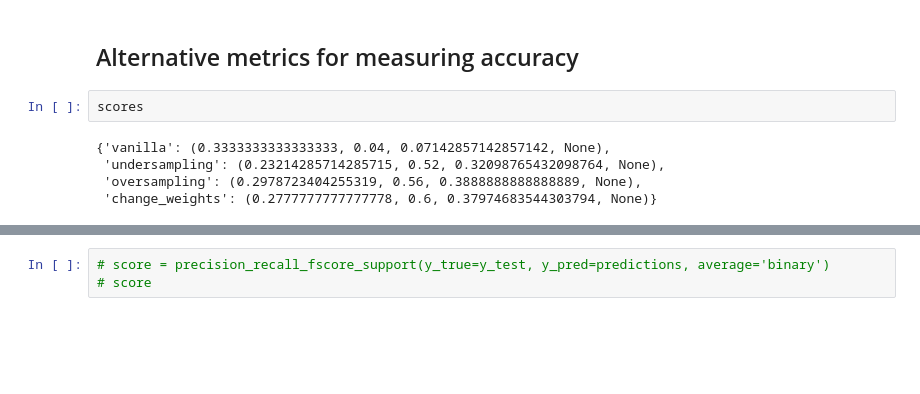
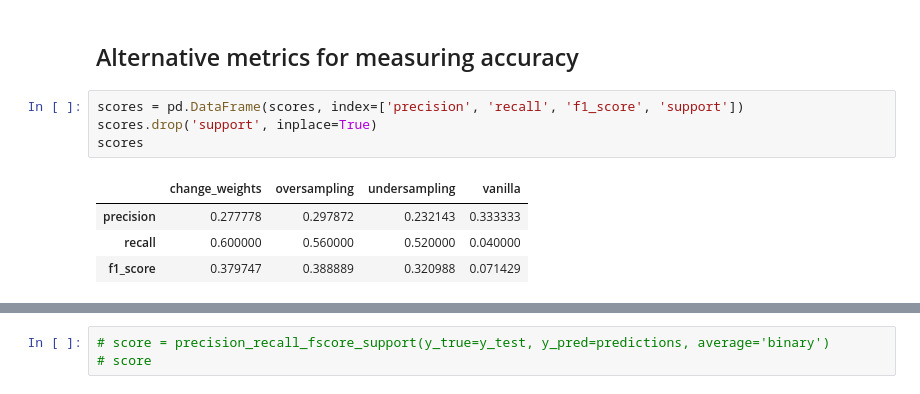
Before and after one commit to CloudWill/balancing_data, a Jupyter notebook: src/balancing_data.ipynb, the cells around one changed output, grey strips where cells are left out. Drawn from its saved outputs; the diff is of its cells as text; blank space fills up the shorter version.

Commit message:
Convert scores to dataframe

```diff
--- a/src/balancing_data.ipynb
+++ b/src/balancing_data.ipynb
@@ -418,13 +418,15 @@ pd.DataFrame(conf_mat, index=['Actual_Survived', 'Actual_Died'], columns=['Predi
 | Actual_Died | 10 | 15 |
 # %% [markdown]
 ## Alternative metrics for measuring accuracy
-# %%
-scores
-# %% [output]
-{'vanilla': (0.3333333333333333, 0.04, 0.07142857142857142, None),
- 'undersampling': (0.23214285714285715, 0.52, 0.32098765432098764, None),
- 'oversampling': (0.2978723404255319, 0.56, 0.3888888888888889, None),
- 'change_weights': (0.2777777777777778, 0.6, 0.37974683544303794, None)}
+# %%
+scores = pd.DataFrame(scores, index=['precision', 'recall', 'f1_score', 'support'])
+scores.drop('support', inplace=True)
+scores
+# %% [output]
+|  | change_weights | oversampling | undersampling | vanilla |
+| precision | 0.277778 | 0.297872 | 0.232143 | 0.333333 |
+| recall | 0.600000 | 0.560000 | 0.520000 | 0.040000 |
+| f1_score | 0.379747 | 0.388889 | 0.320988 | 0.071429 |
 # %% [markdown]
 ## Extraaaa
 
```
